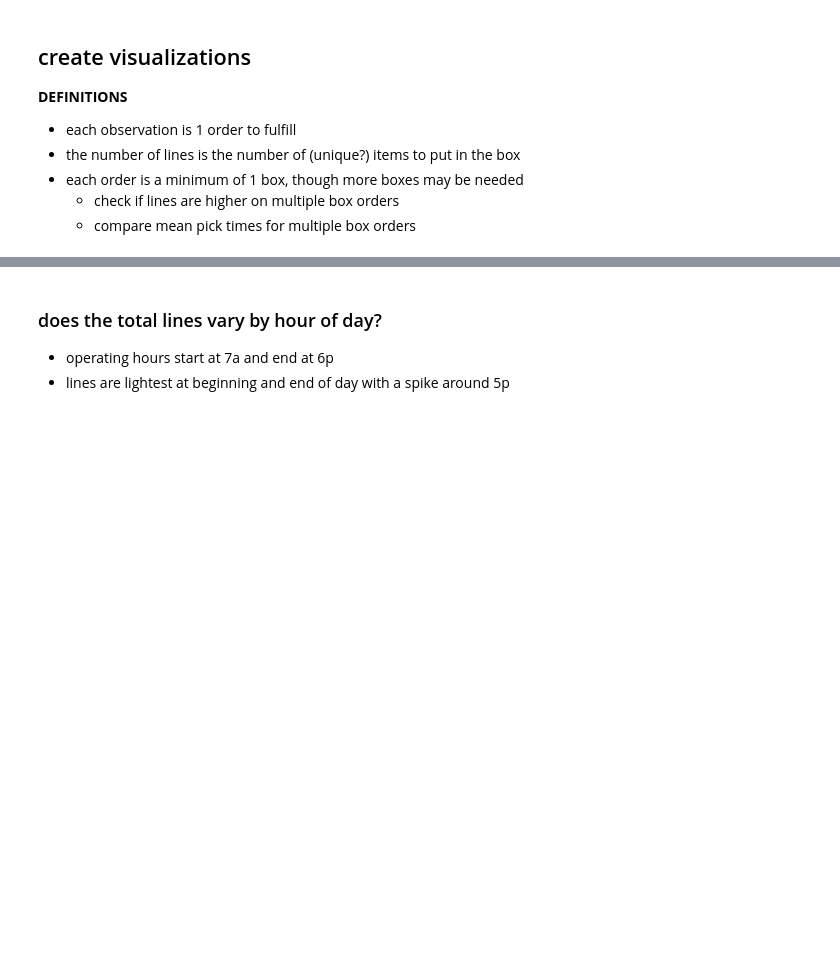
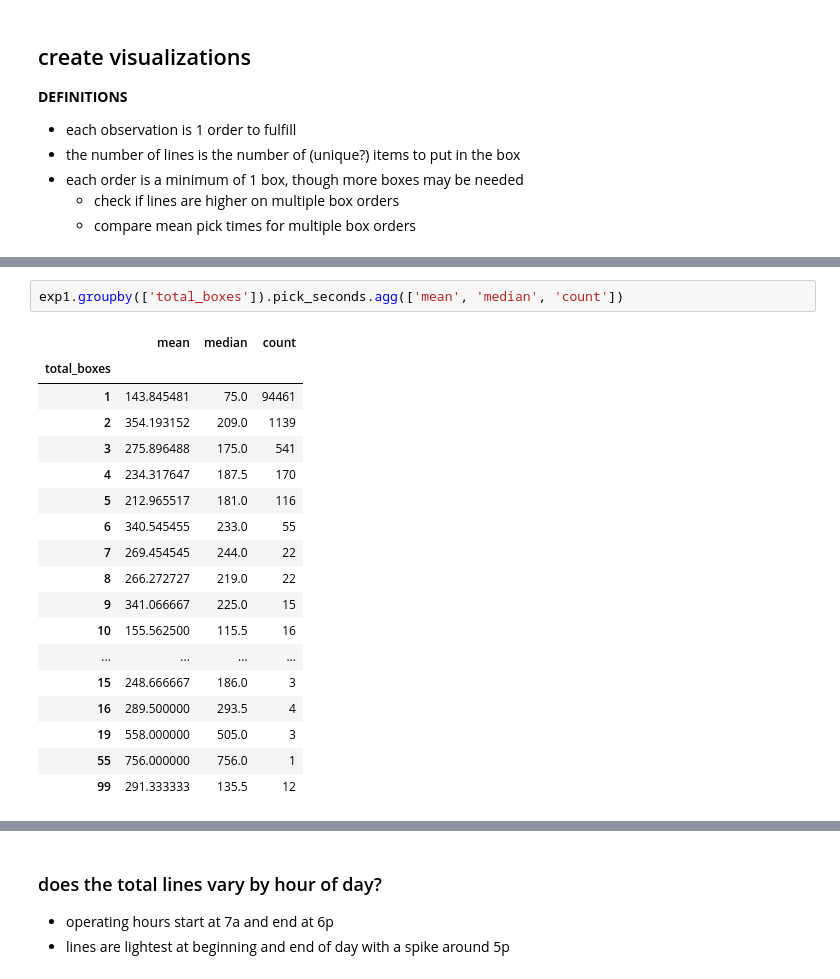
Before and after one commit to RyvynYoung/Supply_Chain, a Jupyter notebook: TS_exp_model.ipynb, the cells around one changed output, grey strips where cells are left out. Saved outputs shown, nothing was run; the diff lists cells and outputs as text; blank space fills up the shorter version.

```diff
--- a/TS_exp_model.ipynb
+++ b/TS_exp_model.ipynb
@@ -146,0 +220,21 @@ exp1[exp1.pick_seconds==2]
+# %%
+exp1.groupby(['total_boxes']).pick_seconds.agg(['mean', 'median', 'count'])
+# %% [output]
+|  | mean | median | count |
+| total_boxes |  |  |  |
+| 1 | 143.845481 | 75.0 | 94461 |
+| 2 | 354.193152 | 209.0 | 1139 |
+| 3 | 275.896488 | 175.0 | 541 |
+| 4 | 234.317647 | 187.5 | 170 |
+| 5 | 212.965517 | 181.0 | 116 |
+| 6 | 340.545455 | 233.0 | 55 |
+| 7 | 269.454545 | 244.0 | 22 |
+| 8 | 266.272727 | 219.0 | 22 |
+| 9 | 341.066667 | 225.0 | 15 |
+| 10 | 155.562500 | 115.5 | 16 |
+| ... | ... | ... | ... |
+| 15 | 248.666667 | 186.0 | 3 |
+| 16 | 289.500000 | 293.5 | 4 |
+| 19 | 558.000000 | 505.0 | 3 |
+| 55 | 756.000000 | 756.0 | 1 |
+| 99 | 291.333333 | 135.5 | 12 |
```
Also changed, not shown: parts of 18 cells of this notebook.
